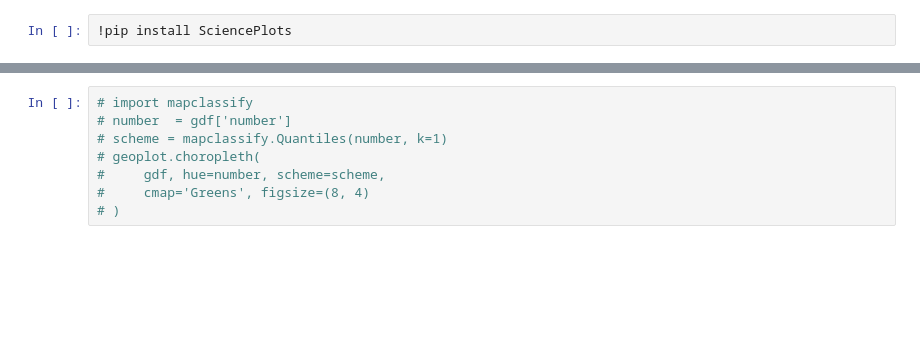
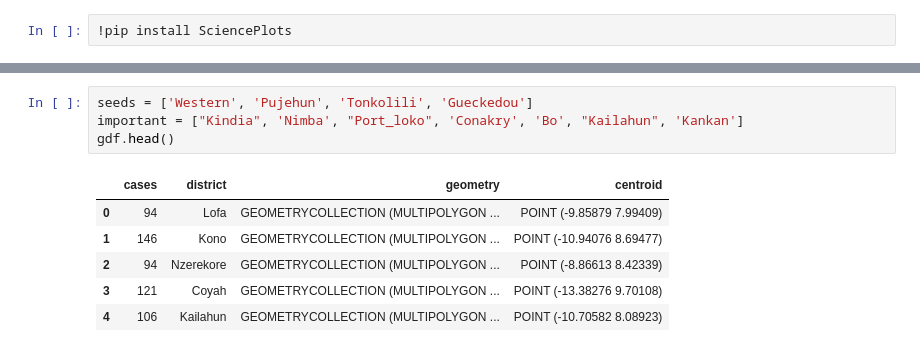
Before and after one commit to Networks-Learning/counterfactual-tpp, a Jupyter notebook: ebola/map/generate_geopands_data.ipynb, the cells around one changed output, grey strips where cells are left out. Drawn from its saved outputs; the diff is of its cells as text; blank space fills up the shorter version.

```diff
--- a/ebola/map/generate_geopands_data.ipynb
+++ b/ebola/map/generate_geopands_data.ipynb
@@ -57,8 +53,11 @@ plt.savefig('ebola_map.pdf')
-# %%
-# import mapclassify
-# number  = gdf['number']
-# scheme = mapclassify.Quantiles(number, k=1)
-# geoplot.choropleth(
-#     gdf, hue=number, scheme=scheme,
-#     cmap='Greens', figsize=(8, 4)
-# )
+# %%
+seeds = ['Western', 'Pujehun', 'Tonkolili', 'Gueckedou']
+important = ["Kindia", 'Nimba', "Port_loko", 'Conakry', 'Bo', "Kailahun", 'Kankan']
+gdf.head()
+# %% [output]
+|  | cases | district | geometry | centroid |
+| 0 | 94 | Lofa | GEOMETRYCOLLECTION (MULTIPOLYGON ... | POINT (-9.85879 7.99409) |
+| 1 | 146 | Kono | GEOMETRYCOLLECTION (MULTIPOLYGON ... | POINT (-10.94076 8.69477) |
+| 2 | 94 | Nzerekore | GEOMETRYCOLLECTION (MULTIPOLYGON ... | POINT (-8.86613 8.42339) |
+| 3 | 121 | Coyah | GEOMETRYCOLLECTION (MULTIPOLYGON ... | POINT (-13.38276 9.70108) |
+| 4 | 106 | Kailahun | GEOMETRYCOLLECTION (MULTIPOLYGON ... | POINT (-10.70582 8.08923) |
```
Also changed, not shown: parts of 6 cells of this notebook, 9 other files.
